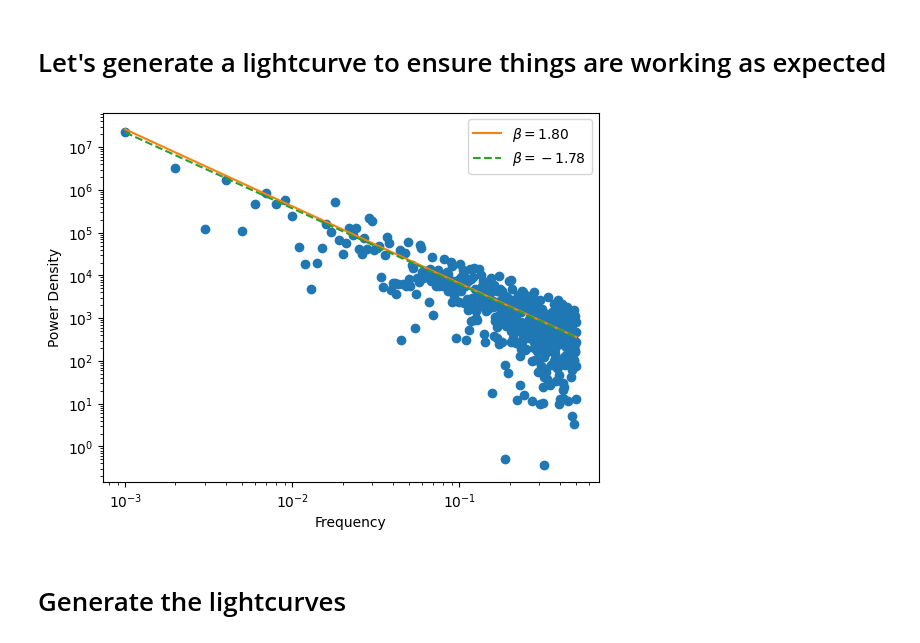
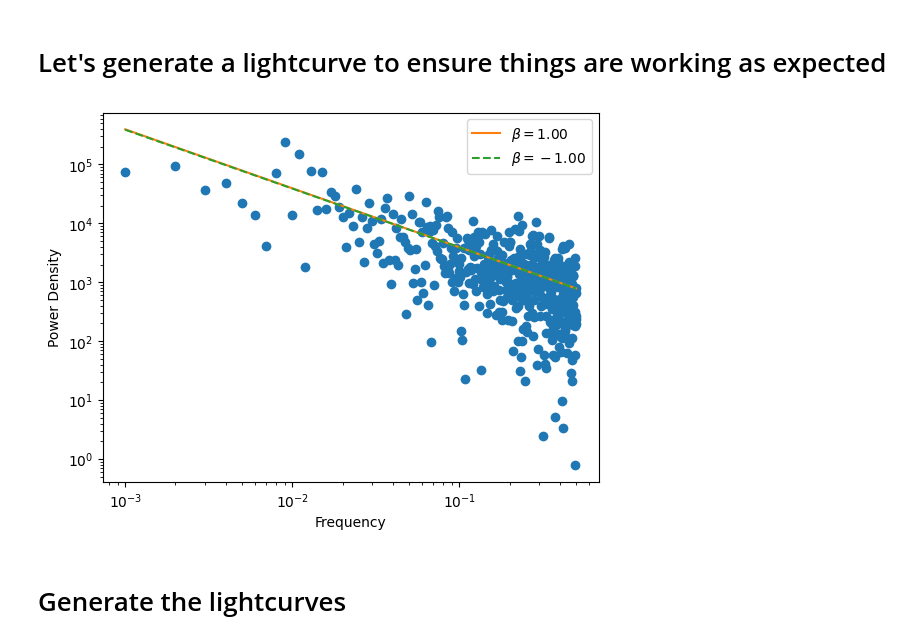
Before and after one commit to andresgur/mind_the_gaps, a Jupyter notebook: notebooks/lomb_scargle_biases.ipynb, the cells around one changed output. Drawn from its saved outputs; the diff is of its cells as text; code cells hidden in the pictures.

```diff
--- a/notebooks/lomb_scargle_biases.ipynb
+++ b/notebooks/lomb_scargle_biases.ipynb
@@ -18,7 +18,7 @@ betas = [1, 1.8]
 mean = 3
 dt = 1
 
-input_beta = betas[1] # set to betas[1] for the other index
+input_beta = betas[0] # set to betas[1] for the other index
 
 outdir = "beta_%.1f" % input_beta
 if not os.path.isdir(outdir):
@@ -28,35 +28,36 @@ timestamps = np.arange(0, 1000, dt)
 # amplitude here sets the variance, which does not play a big role
 psd_model = PowerLaw1D(amplitude=1, alpha=input_beta)
 
-simulator = Simulator(psd_model, timestamps, np.ones(len(timestamps)) * dt, mean, aliasing_factor=1) # very important to set it to 1
+simulator = Simulator(psd_model, timestamps, np.ones(len(timestamps)) * dt, mean, aliasing_factor=1,
+                     extension_factor=1.5) # very important to set it to 1
 # %% [markdown]
 # Let's generate a lightcurve to ensure things are working as expected
 # %%
-lc_rates = simulator.generate_lightcurve(1.5) #
+lc_rates = simulator.generate_lightcurve() #
 # PSD
 freqs = np.fft.rfftfreq(len(timestamps), dt)
 # For even fourier transforms we need to ignore the nyquist frequency (Vaughan +2005)
 if len(freqs) % 2 == 0:
     pow_spec = (np.absolute(np.fft.rfft(lc_rates)[1:-1])) ** 2
     frequencies = freqs[1:-1]
 else:
     pow_spec = (np.absolute(np.fft.rfft(lc_rates)[1:])) ** 2
     frequencies = freqs[1:]
 
 plt.figure()
 plt.xscale("log")
 plt.yscale("log")
 plt.scatter(frequencies, pow_spec)
 psd_slope, err, psd_norm, psd_norm_err = fit_psd_powerlaw(frequencies, pow_spec)
 plt.plot(frequencies, psd_norm * frequencies ** -input_beta, color="C1", label="$\\beta = %.2f$" % input_beta)
 plt.plot(frequencies, psd_norm * frequencies ** psd_slope, color="C2", label="$\\beta = %.2f$" % psd_slope,
          ls="--")
 plt.legend()
 plt.xlabel("Frequency")
 plt.ylabel("Power Density")
 plt.savefig("%s/psd.png" % outdir, bbox_inches='tight')
 # %% [output]
-[figure, old version]
+[figure, new version]
 # %% [markdown]
 # Generate the lightcurves
 # %% [raw]
```
Also changed, not shown: parts of 4 cells of this notebook, 4 other files.
